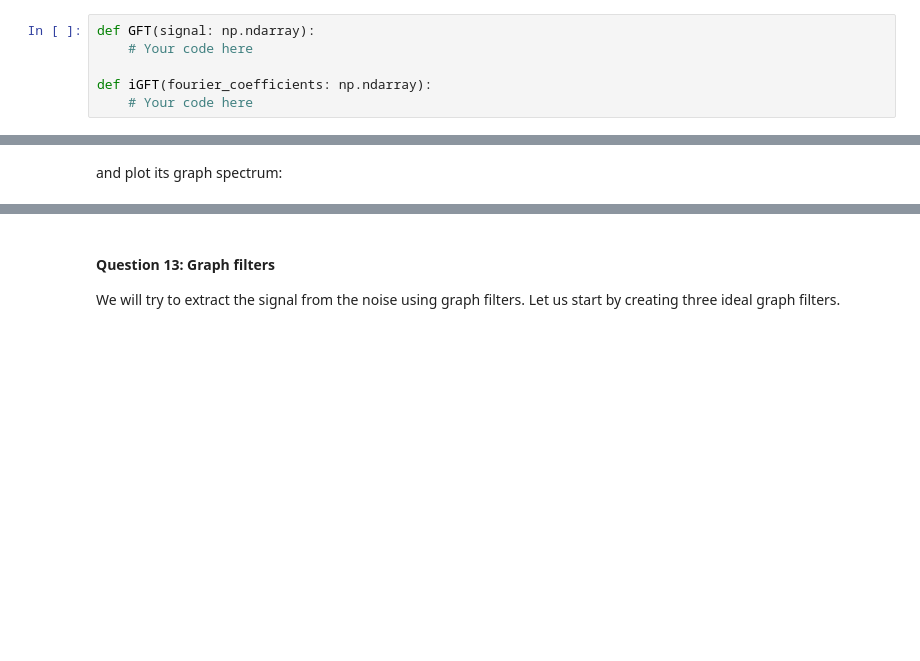
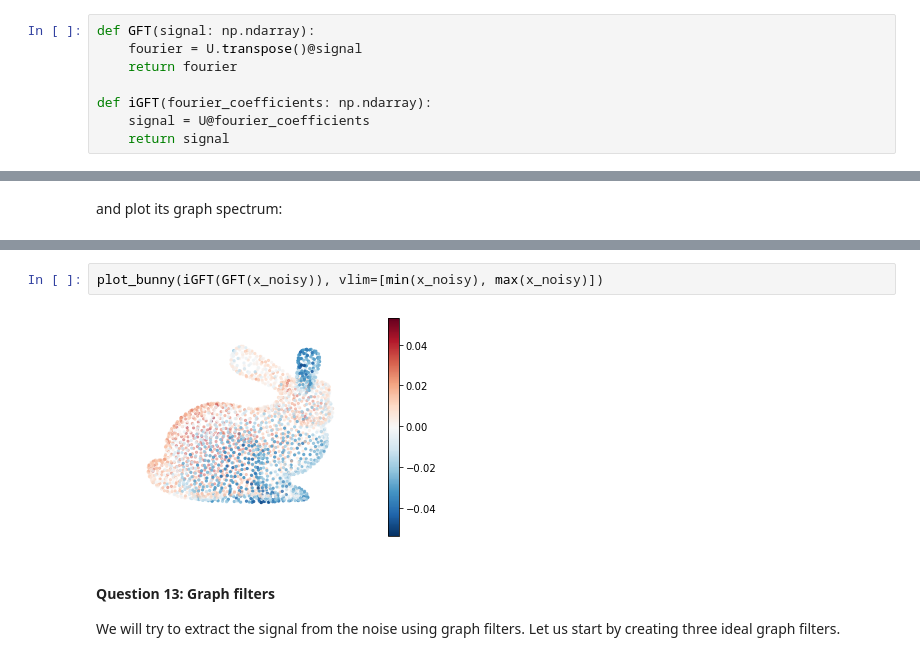
Before and after one commit to aaag97/ntds-projects, a Jupyter notebook: Assignment 2/2_learning_with_graphs-andre-FB.ipynb, the cells around one changed output, grey strips where cells are left out. Cells and saved outputs as stored; diff of their text form; blank space fills up the shorter version.

Commit message:
fourier

```diff
--- a/Assignment 2/2_learning_with_graphs-andre-FB.ipynb
+++ b/Assignment 2/2_learning_with_graphs-andre-FB.ipynb
@@ -541,10 +540,12 @@ Create a function to compute the Graph Fourier Transform (GFT) of a graph signal
 **Note**: You can assume that you have internal access to the eigendecomposition (`U` and `lam`) of the laplacian.
 # %%
 def GFT(signal: np.ndarray):
-    # Your code here
+    fourier = U.transpose()@signal
+    return fourier
 
 def iGFT(fourier_coefficients: np.ndarray):
-    # Your code here
+    signal = U@fourier_coefficients
+    return signal
 # %% [markdown]
 Now, let's create a graph signal:
 # %%
@@ -569,3 +575,7 @@ plt.legend(['$x_{noisy}$', '$x$'])
+# %%
+plot_bunny(iGFT(GFT(x_noisy)), vlim=[min(x_noisy), max(x_noisy)])
+# %% [output]
+[figure, added]
 # %% [markdown]
 #### Question 13: Graph filters
 
```
Also changed, not shown: parts of 23 cells of this notebook.
